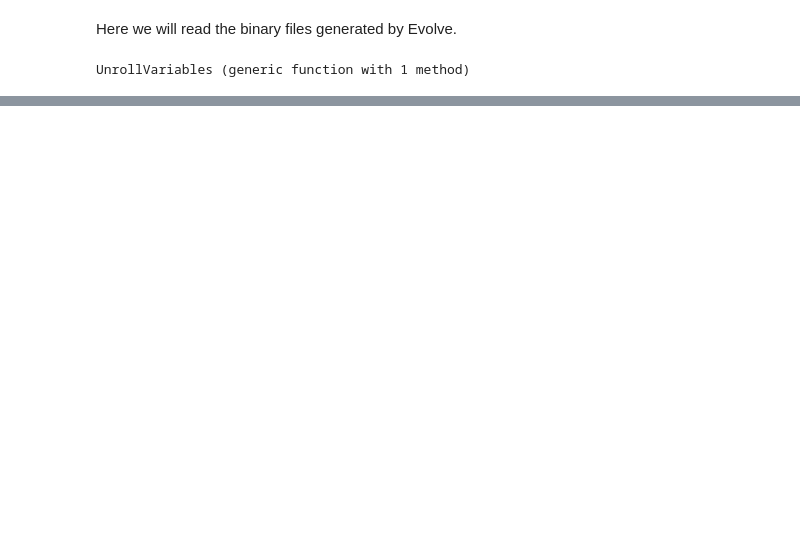
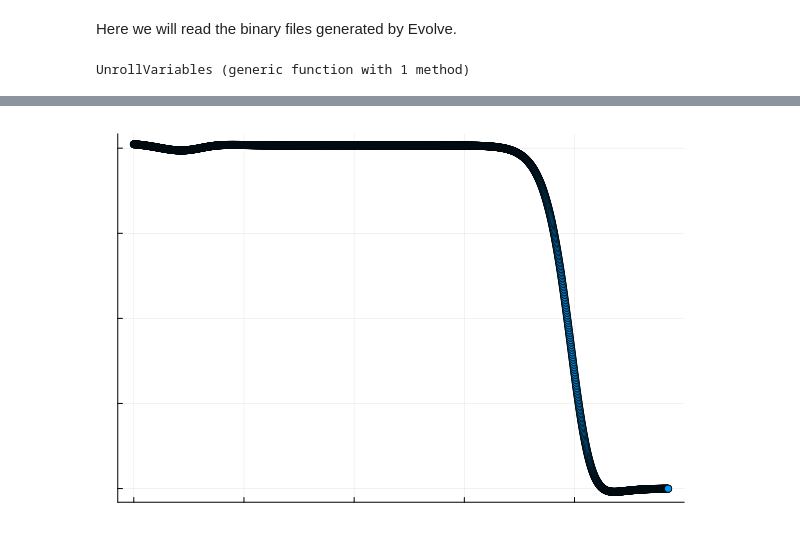
Before and after one commit to JanKozuszek/Reproducing-Dynamic-Holo, a Jupyter notebook: ReadOutput.ipynb, the cells around one changed output, grey strips where cells are left out. Saved outputs shown, nothing was run; the diff lists cells and outputs as text; code cells hidden in the pictures; blank space fills up the shorter version.

```diff
--- a/ReadOutput.ipynb
+++ b/ReadOutput.ipynb
@@ -98,3 +99,7 @@ scatter!(Time, Momentum)
+# %%
+scatter(Time,Energy.+Momentum)
+# %% [output]
+[figure, added]
 # %%
 scatter(Time, Constraint)
 # %% [output]
```
Also changed, not shown: parts of 4 cells of this notebook, 24 other files.
